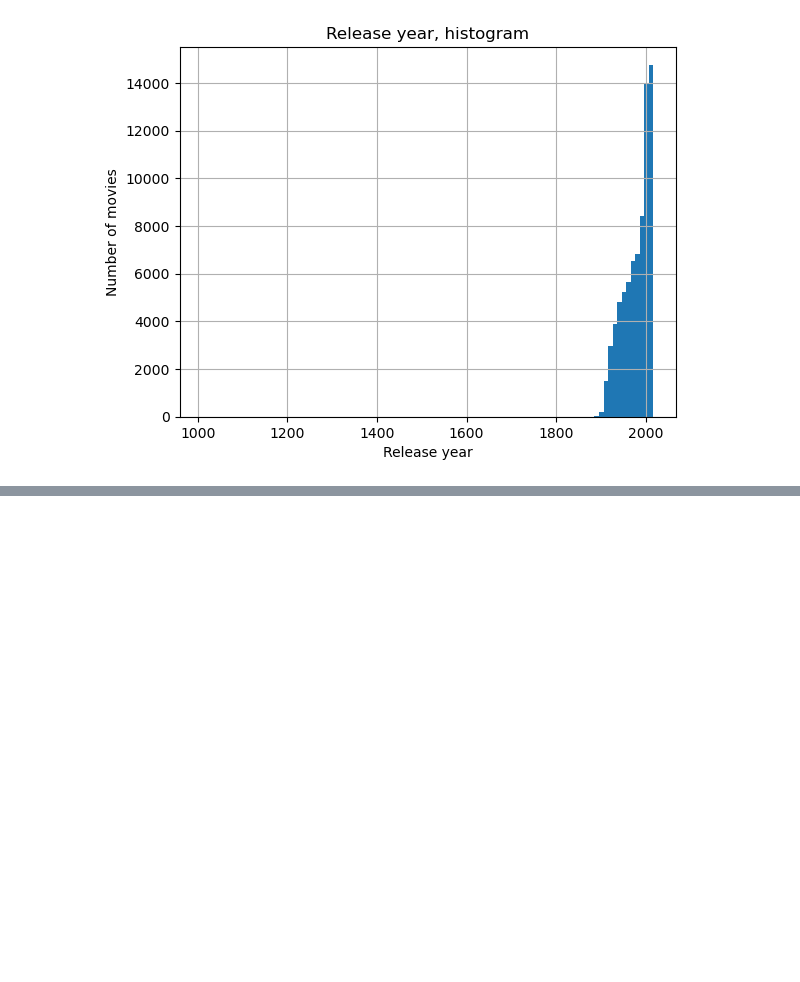
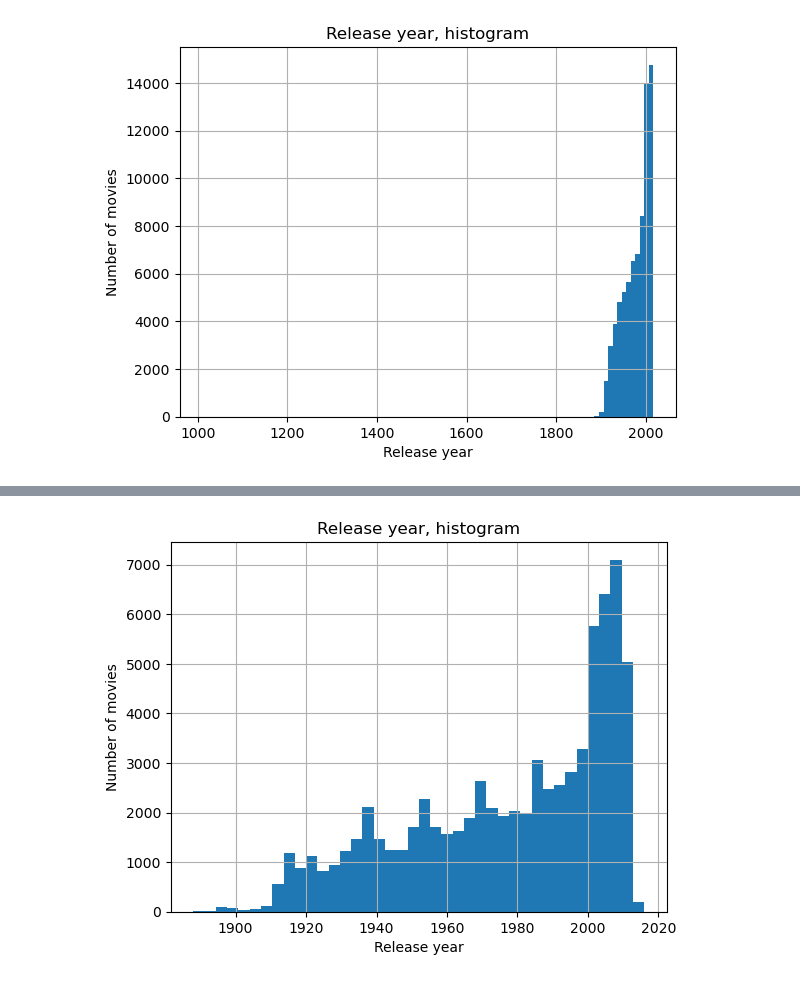
Before and after one commit to epfl-ada/ada-2023-project-msosm, a Jupyter notebook: main.ipynb, the cells around one changed output, grey strips where cells are left out. Drawn from its saved outputs; the diff is of its cells as text; code cells hidden in the pictures; blank space fills up the shorter version.

```diff
--- a/main.ipynb
+++ b/main.ipynb
@@ -235,34 +276,3 @@ dtype: int64
 
 number of rows in movie_metadata
 81741
-# %%
-def extract_year(date_str):
-    if date_str is None or date_str == "":
-        return None  # or handle it in your desired way
-
-    # Check if the input is NaN (float NaN)
-    if isinstance(date_str, float) and math.isnan(date_str):
-        return None  # Handle NaN as needed
-
-    # Convert the input to a string if it's a float
-    if isinstance(date_str, float):
-        date_str = str(date_str)  # Assuming it's a float representing a year
-
-    try:
-        date = datetime.strptime(date_str, "%Y")
-        return date.year
-    except ValueError:
-        try:
-            date = datetime.strptime(date_str, "%Y-%m")
-            return date.year
-        except ValueError:
-            try:
-                date = datetime.strptime(date_str, "%Y-%m-%d")
-                return date.year
-            except ValueError:
-                return None
-
-### float year
-
-movie_metadata['release_year'] = movie_metadata['release_date'].apply(lambda x: extract_year(x))
-movie_metadata.head()
@@ -316,0 +364,8 @@ plt.title('Release year, histogram');
+# %%
+# drop the error and replot
+movie_metadata[movie_metadata['release_year'] > 1011].release_year.dropna().hist(bins = 40, log=False)
+plt.xlabel('Release year')
+plt.ylabel('Number of movies')
+plt.title('Release year, histogram');
+# %% [output]
+[figure, added]
```
Also changed, not shown: parts of 60 cells of this notebook, 1 other file.
